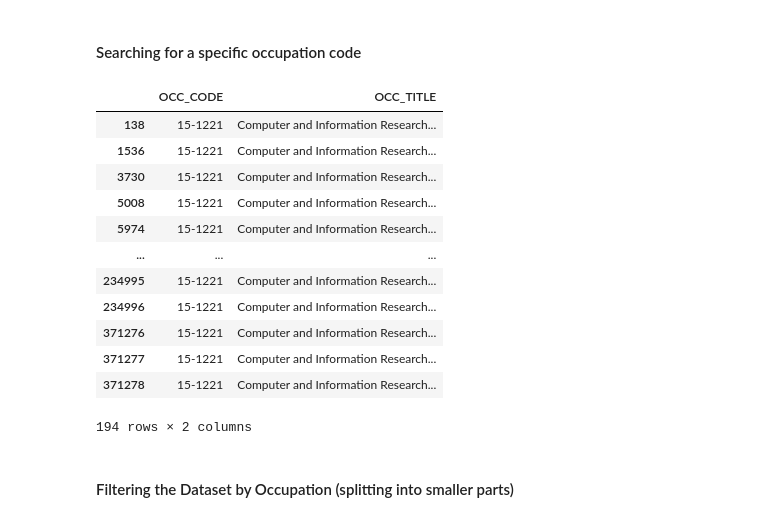
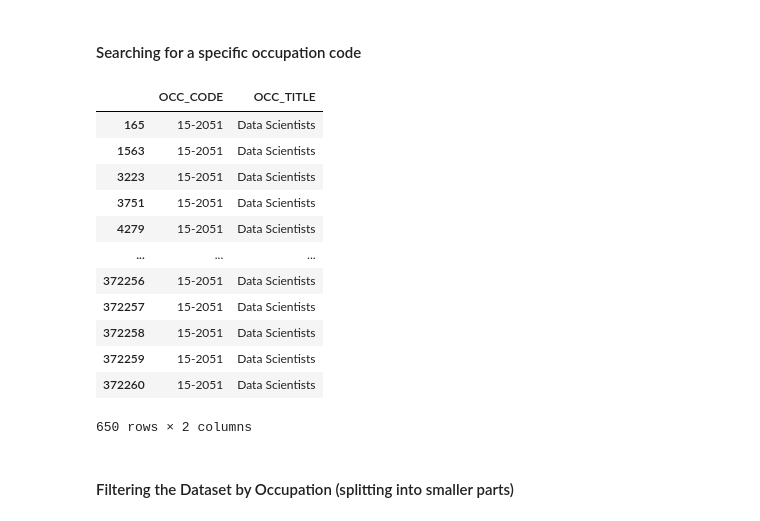
Before and after one commit to HeloEugenio0916/Data-Visualisation-and-Communication-CA1, a Jupyter notebook: CA1.ipynb, the cells around one changed output. Saved outputs shown, nothing was run; the diff lists cells and outputs as text; code cells hidden in the pictures.

```diff
--- a/CA1.ipynb
+++ b/CA1.ipynb
@@ -103,21 +106,21 @@ occupations = ["15-1221", "15-2051", "15-1252"]
 # %% [markdown]
 #### Searching for a specific occupation code
 # %%
-dataset.loc[dataset["OCC_CODE"] == "15-1221", ["OCC_CODE", "OCC_TITLE"]]
+dataset.loc[dataset["OCC_CODE"] == "15-2051", ["OCC_CODE", "OCC_TITLE"]]
 # %% [output]
 |  | OCC_CODE | OCC_TITLE |
-| 138 | 15-1221 | Computer and Information Research... |
-| 1536 | 15-1221 | Computer and Information Research... |
-| 3730 | 15-1221 | Computer and Information Research... |
-| 5008 | 15-1221 | Computer and Information Research... |
-| 5974 | 15-1221 | Computer and Information Research... |
+| 165 | 15-2051 | Data Scientists |
+| 1563 | 15-2051 | Data Scientists |
+| 3223 | 15-2051 | Data Scientists |
+| 3751 | 15-2051 | Data Scientists |
+| 4279 | 15-2051 | Data Scientists |
 | ... | ... | ... |
-| 234995 | 15-1221 | Computer and Information Research... |
-| 234996 | 15-1221 | Computer and Information Research... |
-| 371276 | 15-1221 | Computer and Information Research... |
-| 371277 | 15-1221 | Computer and Information Research... |
-| 371278 | 15-1221 | Computer and Information Research... |
+| 372256 | 15-2051 | Data Scientists |
+| 372257 | 15-2051 | Data Scientists |
+| 372258 | 15-2051 | Data Scientists |
+| 372259 | 15-2051 | Data Scientists |
+| 372260 | 15-2051 | Data Scientists |
-194 rows × 2 columns
+650 rows × 2 columns
 # %% [markdown]
 #### Filtering the Dataset by Occupation (splitting into smaller parts)
 # %%
```
Also changed, not shown: parts of 2 cells of this notebook.
